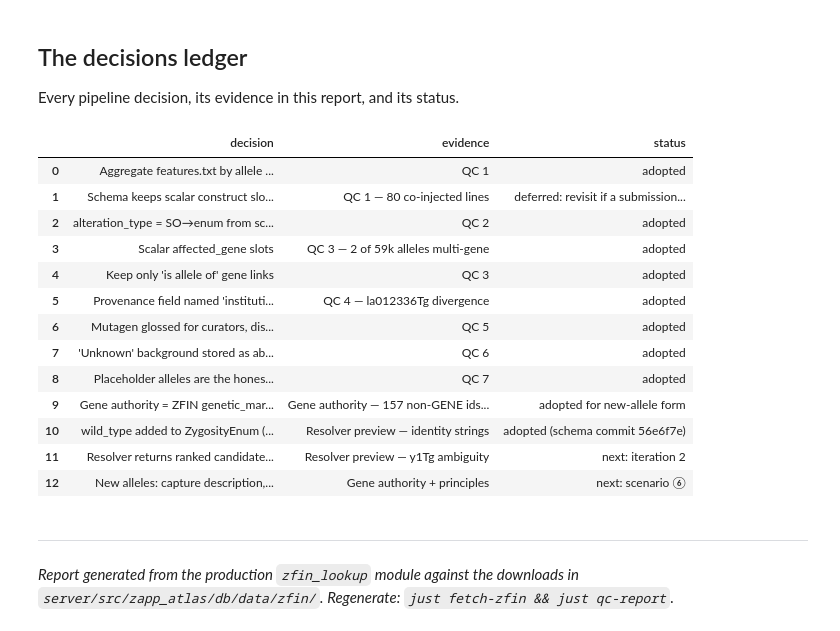
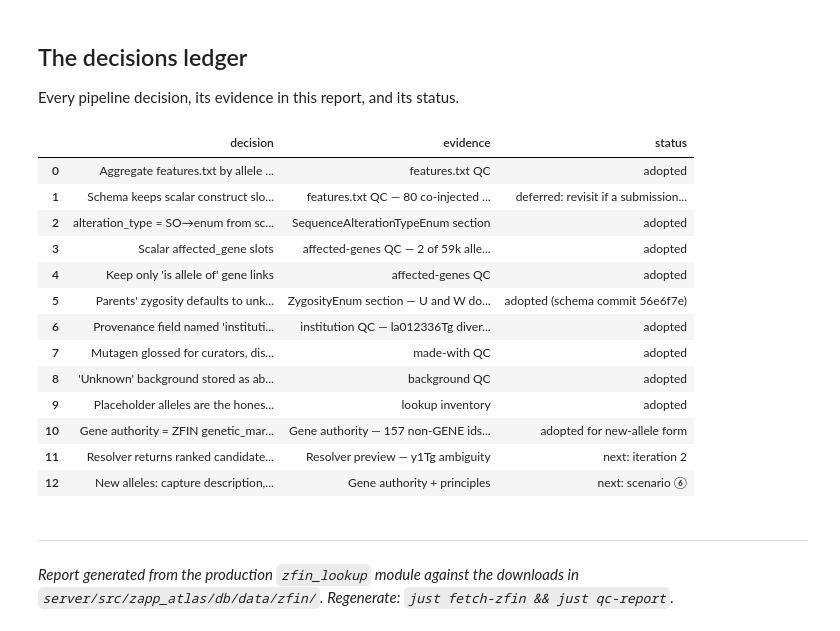
Before and after one commit to zappfish/zapp-atlas, a Jupyter notebook: notebooks/zfin_ingest_qc.ipynb, the cells around one changed output. Drawn from its saved outputs; the diff is of its cells as text; code cells hidden in the pictures.

```diff
--- a/notebooks/zfin_ingest_qc.ipynb
+++ b/notebooks/zfin_ingest_qc.ipynb
@@ -32,7 +33,7 @@ import matplotlib.pyplot as plt
 from zapp_atlas.settings import DEFAULT_ZFIN_DATA_DIR as DATA
 from zapp_atlas.api.services import zfin_lookup
 
-pd.set_option("display.max_colwidth", 90)
+pd.set_option("display.max_colwidth", 100)
 pd.set_option("display.max_rows", 40)
 plt.rcParams.update({"figure.dpi": 110, "axes.spines.top": False, "axes.spines.right": False})
 TEAL = "#2a9d8a"
@@ -498,33 +601,33 @@ y1.fillna({"background": "(none recorded)"})
 Every pipeline decision, its evidence in this report, and its status.
 # %%
 pd.DataFrame([
-    ["Aggregate features.txt by allele id; constructs as a list", "QC 1", "adopted"],
-    ["Schema keeps scalar construct slots (form takes first)", "QC 1 — 80 co-injected lines", "deferred: revisit if a submission hits one"],
-    ["alteration_type = SO→enum from schema meanings; label passthrough for the rest", "QC 2", "adopted"],
-    ["Scalar affected_gene slots", "QC 3 — 2 of 59k alleles multi-gene", "adopted"],
-    ["Keep only 'is allele of' gene links", "QC 3", "adopted"],
-    ["Provenance field named 'institution', never 'lab'", "QC 4 — la012336Tg divergence", "adopted"],
-    ["Mutagen glossed for curators, display-only, never stored", "QC 5", "adopted"],
-    ["'Unknown' background stored as absence (no guessed record)", "QC 6", "adopted"],
-    ["Placeholder alleles are the honest gene-level answer", "QC 7", "adopted"],
+    ["Aggregate features.txt by allele id; constructs as a list", "features.txt QC", "adopted"],
+    ["Schema keeps scalar construct slots (form takes first)", "features.txt QC — 80 co-injected lines", "deferred: revisit if a submission hits one"],
+    ["alteration_type = SO→enum from schema meanings; label passthrough for the rest", "SequenceAlterationTypeEnum section", "adopted"],
+    ["Scalar affected_gene slots", "affected-genes QC — 2 of 59k alleles multi-gene", "adopted"],
+    ["Keep only 'is allele of' gene links", "affected-genes QC", "adopted"],
+    ["Parents' zygosity defaults to unknown; wild_type added to the enum", "ZygosityEnum section — U and W dominate parental triples", "adopted (schema commit 56e6f7e)"],
+    ["Provenance field named 'institution', display-only, never 'lab'", "institution QC — la012336Tg divergence", "adopted"],
+    ["Mutagen glossed for curators, display-only, never stored", "made-with QC", "adopted"],
+    ["'Unknown' background stored as absence (no guessed record)", "background QC", "adopted"],
+    ["Placeholder alleles are the honest gene-level answer", "lookup inventory", "adopted"],
     ["Gene authority = ZFIN genetic_markers, gene-like universe (GENE + ncRNA/pseudogene/regulatory), as data not enum", "Gene authority — 157 non-GENE ids hit by real alleles", "adopted for new-allele form"],
-    ["wild_type added to ZygosityEnum (parental W)", "Resolver preview — identity strings", "adopted (schema commit 56e6f7e)"],
     ["Resolver returns ranked candidates, never a silent pick", "Resolver preview — y1Tg ambiguity", "next: iteration 2"],
     ["New alleles: capture description, attach no id, link ZFIN's submission path", "Gene authority + principles", "next: scenario ⑥"],
 ], columns=["decision", "evidence", "status"])
 # %% [output]
 |  | decision | evidence | status |
-| 0 | Aggregate features.txt by allele ... | QC 1 | adopted |
-| 1 | Schema keeps scalar construct slo... | QC 1 — 80 co-injected lines | deferred: revisit if a submission... |
-| 2 | alteration_type = SO→enum from sc... | QC 2 | adopted |
-| 3 | Scalar affected_gene slots | QC 3 — 2 of 59k alleles multi-gene | adopted |
-| 4 | Keep only 'is allele of' gene links | QC 3 | adopted |
-| 5 | Provenance field named 'instituti... | QC 4 — la012336Tg divergence | adopted |
-| 6 | Mutagen glossed for curators, dis... | QC 5 | adopted |
-| 7 | 'Unknown' background stored as ab... | QC 6 | adopted |
-| 8 | Placeholder alleles are the hones... | QC 7 | adopted |
-| 9 | Gene authority = ZFIN genetic_mar... | Gene authority — 157 non-GENE ids... | adopted for new-allele form |
-| 10 | wild_type added to ZygosityEnum (... | Resolver preview — identity strings | adopted (schema commit 56e6f7e) |
+| 0 | Aggregate features.txt by allele ... | features.txt QC | adopted |
+| 1 | Schema keeps scalar construct slo... | features.txt QC — 80 co-injected ... | deferred: revisit if a submission... |
+| 2 | alteration_type = SO→enum from sc... | SequenceAlterationTypeEnum section | adopted |
+| 3 | Scalar affected_gene slots | affected-genes QC — 2 of 59k alle... | adopted |
+| 4 | Keep only 'is allele of' gene links | affected-genes QC | adopted |
+| 5 | Parents' zygosity defaults to unk... | ZygosityEnum section — U and W do... | adopted (schema commit 56e6f7e) |
+| 6 | Provenance field named 'instituti... | institution QC — la012336Tg diver... | adopted |
+| 7 | Mutagen glossed for curators, dis... | made-with QC | adopted |
+| 8 | 'Unknown' background stored as ab... | background QC | adopted |
+| 9 | Placeholder alleles are the hones... | lookup inventory | adopted |
+| 10 | Gene authority = ZFIN genetic_mar... | Gene authority — 157 non-GENE ids... | adopted for new-allele form |
 | 11 | Resolver returns ranked candidate... | Resolver preview — y1Tg ambiguity | next: iteration 2 |
 | 12 | New alleles: capture description,... | Gene authority + principles | next: scenario ⑥ |
 # %% [markdown]
```
Also changed, not shown: parts of 28 cells of this notebook.
